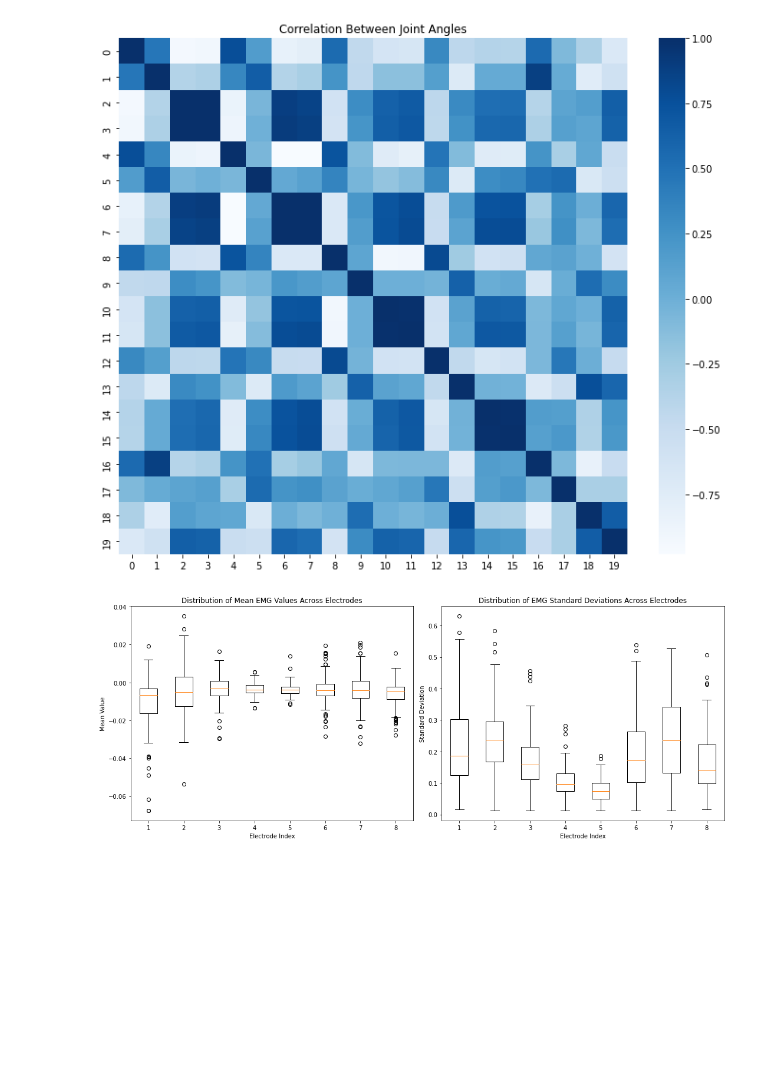
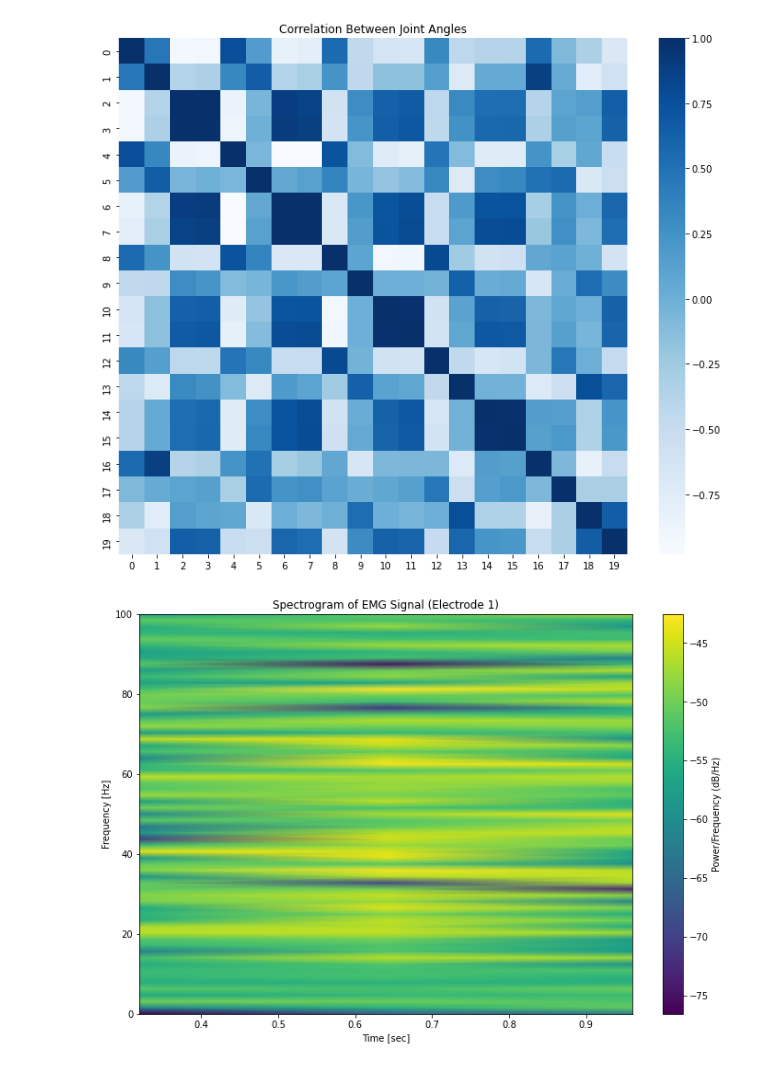
Before and after one commit to BelleJohn/BCI_ALVI_challenge, a Jupyter notebook: tutorials/01_load_dataset.ipynb, the cells around one changed output. Saved outputs shown, nothing was run; the diff lists cells and outputs as text; code cells hidden in the pictures; blank space fills up the shorter version.

Commit message:
Added descriptions for the analysis.

```diff
--- a/tutorials/01_load_dataset.ipynb
+++ b/tutorials/01_load_dataset.ipynb
@@ -188,40 +237,33 @@ if Y.shape[1] > 0:  # Ensure Y has data
 # %% [output]
 [figure]
 [figure]
-# %%
-# Collect statistics across multiple data points
-n_samples = min(100, len(train_dataset))
-emg_means = []
-emg_stds = []
-angle_means = []
-angle_stds = []
-
-for i in range(n_samples):
-    X, Y = train_dataset[i]
-    emg_means.append(X.mean(axis=1))
-    emg_stds.append(X.std(axis=1))
-    angle_means.append(Y.mean(axis=1))
-    angle_stds.append(Y.std(axis=1))
-
-emg_means = np.array(emg_means)
-emg_stds = np.array(emg_stds)
-angle_means = np.array(angle_means)
-angle_stds = np.array(angle_stds)
-
-# Plot electrode-wise mean and std across samples
-plt.figure(figsize=(15, 6))
-plt.subplot(1, 2, 1)
-plt.boxplot(emg_means)
-plt.title("Distribution of Mean EMG Values Across Electrodes")
-plt.xlabel("Electrode Index")
-plt.ylabel("Mean Value")
-
-plt.subplot(1, 2, 2)
-plt.boxplot(emg_stds)
-plt.title("Distribution of EMG Standard Deviations Across Electrodes")
-plt.xlabel("Electrode Index")
-plt.ylabel("Standard Deviation")
-plt.tight_layout()
-plt.show()
-# %% [output]
-[figure, removed]
+# %%
+# To show the spectrogram of the EMG signals, it's not to "see" directly.
+# It might be used to train a image-based model to predict the joint angles.
+
+# simple time-frequency analysis of EMG signals
+from scipy import signal
+
+# Choose one example EMG signal
+# X, _ = train_dataset[0]
+electrode_idx = 0  # First electrode
+emg_signal = X[electrode_idx, :1000]  # First 1000 samples
+
+# Compute spectrogram
+#f, t, Sxx = signal.spectrogram(emg_signal, fs=200)  # output is an empty spectrogram
+
+# Compute spectrogram with customized parameters
+f, t, Sxx = signal.spectrogram(emg_signal, fs=200, # 200 Hz sampling rate
+                              nperseg=128,  # Window size
+                              noverlap=64,  # Overlap between windows
+                              scaling='density')
+# Plot the spectrogram
+plt.figure(figsize=(12, 8))
+plt.pcolormesh(t, f, 10 * np.log10(Sxx), shading='gouraud')
+plt.ylabel('Frequency [Hz]')
+plt.xlabel('Time [sec]')
+plt.title(f'Spectrogram of EMG Signal (Electrode {electrode_idx+1})')
+plt.colorbar(label='Power/Frequency (dB/Hz)')
+plt.show()
+# %% [output]
+[figure, added]
```
Also changed, not shown: parts of 7 cells of this notebook, 1 other file.
